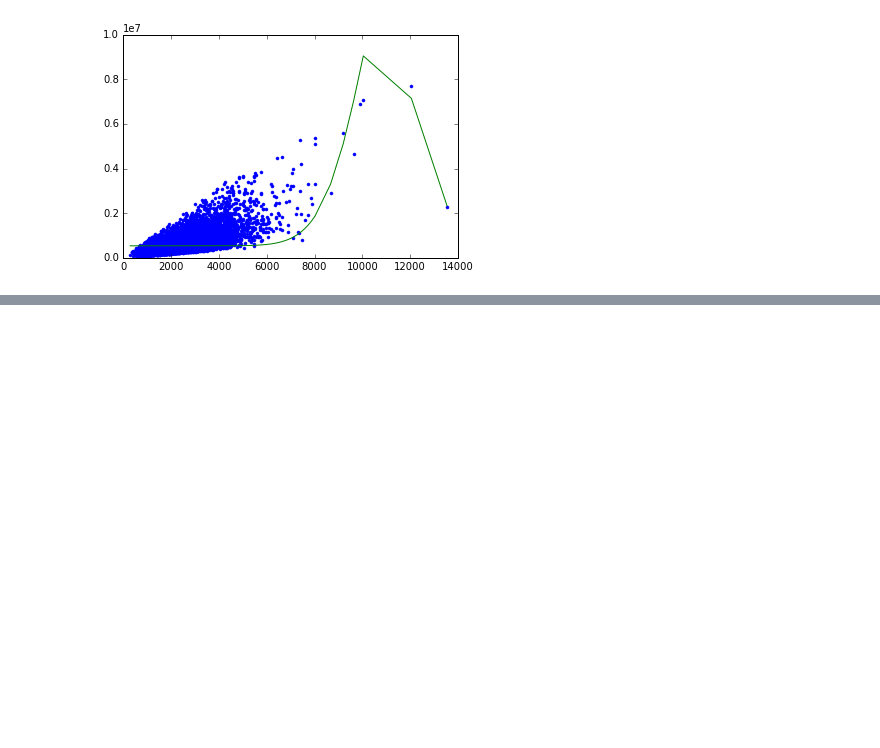
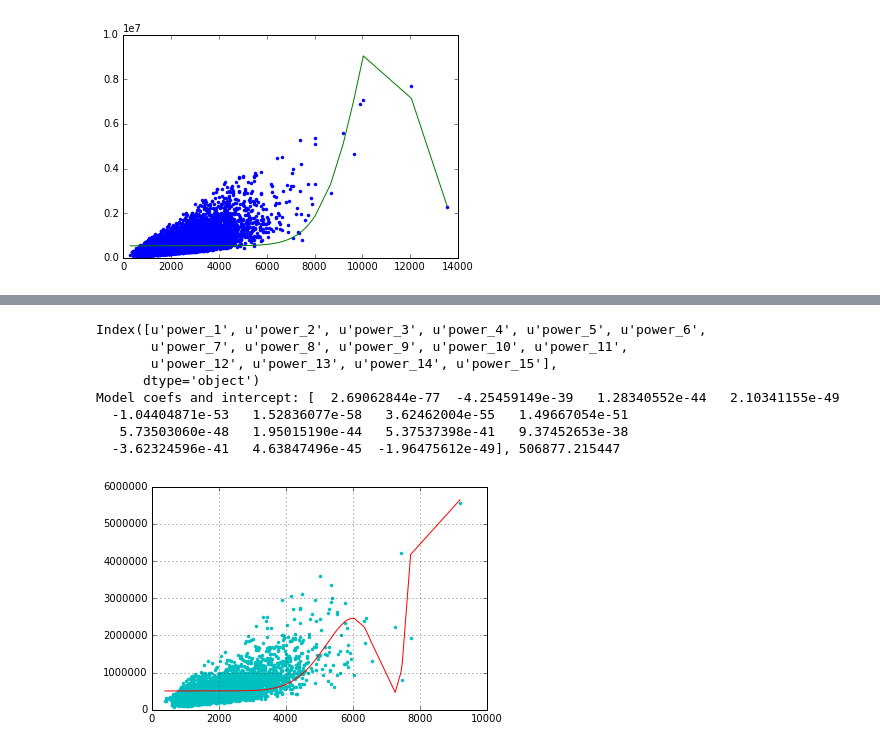
Before and after one commit to Nafisur-jspl/ML_specialization, a Jupyter notebook: 2_regression/week_3_assessing_performance/week-3-assessing-performance-assignment-1.ipynb, the cells around one changed output, grey strips where cells are left out. Cells and saved outputs as stored; diff of their text form; code cells hidden in the pictures; blank space fills up the shorter version.

```diff
--- a/2_regression/week_3_assessing_performance/week-3-assessing-performance-assignment-1.ipynb
+++ b/2_regression/week_3_assessing_performance/week-3-assessing-performance-assignment-1.ipynb
@@ -201,0 +213,12 @@ Model coefs and intercept: [  4.56404164e-91  -2.69272563e-50   8.00907496e-56
+# %%
+set2_model_poly15 = polynomial_checker(set2_data, 15, "k")[0]
+# %% [output]
+Index([u'power_1', u'power_2', u'power_3', u'power_4', u'power_5', u'power_6',
+       u'power_7', u'power_8', u'power_9', u'power_10', u'power_11',
+       u'power_12', u'power_13', u'power_14', u'power_15'],
+      dtype='object')
+Model coefs and intercept: [  2.69062844e-77  -4.25459149e-39   1.28340552e-44   2.10341155e-49
+  -1.04404871e-53   1.52836077e-58   3.62462004e-55   1.49667054e-51
+   5.73503060e-48   1.95015190e-44   5.37537398e-41   9.37452653e-38
+  -3.62324596e-41   4.63847496e-45  -1.96475612e-49], 506877.215447
+[figure, added]
```
Also changed, not shown: parts of 26 cells of this notebook.
